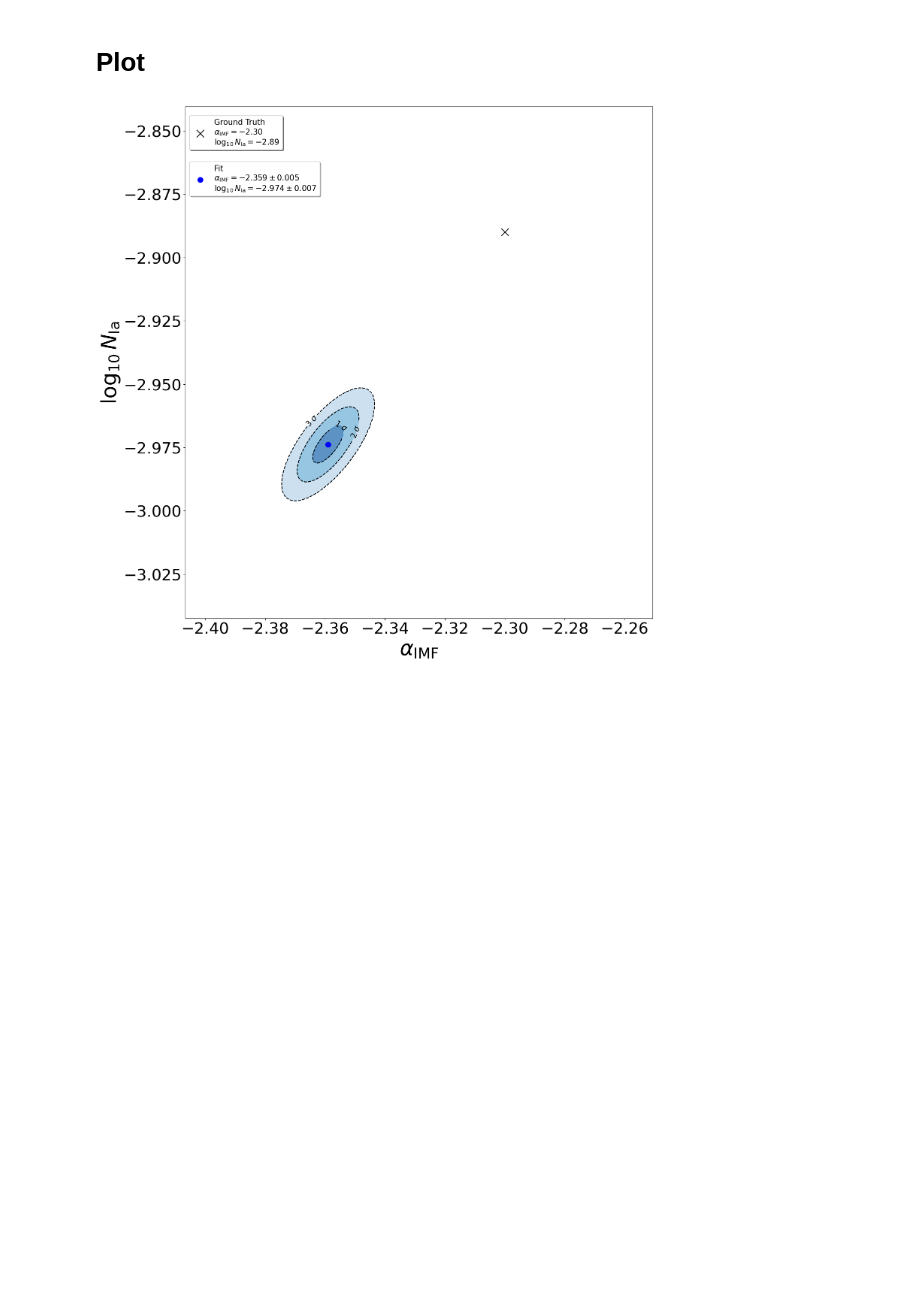
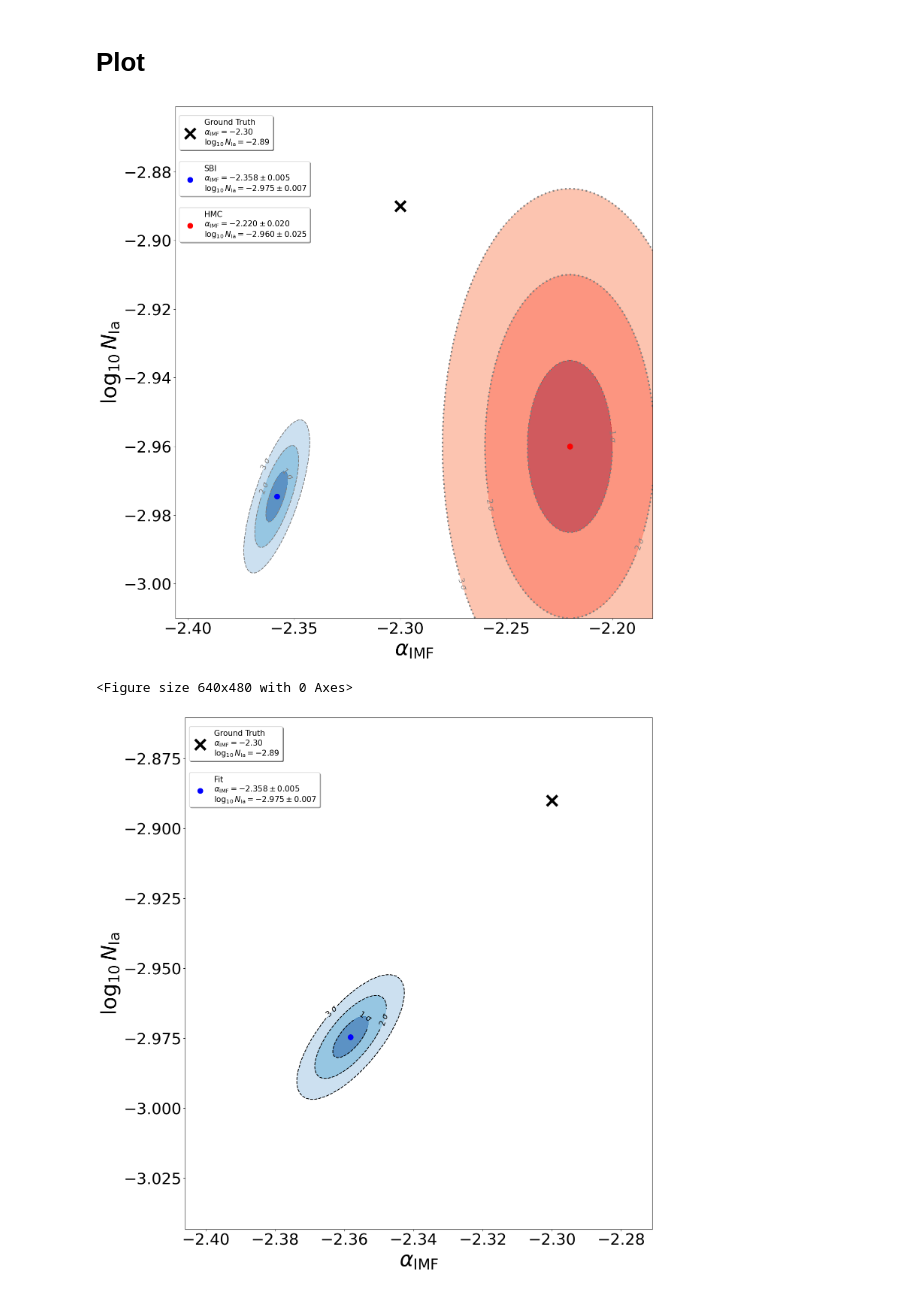
Before and after one commit to bGuenes/sbi_chemical_abundances, a Jupyter notebook: 05_alternative_yields.ipynb, the cells around one changed output. Drawn from its saved outputs; the diff is of its cells as text; code cells hidden in the pictures; blank space fills up the shorter version.

```diff
--- a/05_alternative_yields.ipynb
+++ b/05_alternative_yields.ipynb
@@ -115,9 +115,27 @@ Time to run 1000 simulations for 200 stars: 4.690 s
 # %% [markdown]
 # Plot
-# %%
-gaussian_posterior_plot(alpha_IMF_alt_obs, log10_N_Ia_alt_obs, global_params, title="CHEMPY alternative yields")
-# %% [output]
-[figure, removed]
+# %%
+# Philcox&Rybizki 2019 Table 3
+philcox = {}
+philcox["n_stars"] = np.array([1, 10, 100])
+philcox["med"] = np.array([[-2.25, -3.01], [-2.21, -2.96], [-2.22, -2.96]])
+philcox["up"] = np.array([[-2.14, -2.86], [-2.17, -2.88], [-2.20, -2.93]])
+philcox["lo"] = np.array([[-2.34, -3.16], [-2.25, -3.04], [-2.24, -2.98]])
+
+gaussian_posterior_plot_n_stars(
+    alpha_IMF_alt_obs,
+    log10_N_Ia_alt_obs,
+    global_params,
+    title="Gauss_comp_alt",
+    philcox=philcox,
+    no_stars=100,
+)
+
+gaussian_posterior_plot(alpha_IMF_alt_obs, log10_N_Ia_alt_obs, global_params, title="CHEMPY alternative yields")
+# %% [output]
+[figure, added]
+<Figure size 640x480 with 0 Axes>
+[figure, added]
 # %%
 stars = np.arange(1,len(alt_y_obs))
 n_stars_plot(alpha_IMF_alt_obs, log10_N_Ia_alt_obs, global_params, "CHEMPY alternative yields N_star", stars)
```
Also changed, not shown: parts of 8 cells of this notebook, 15 other files.
